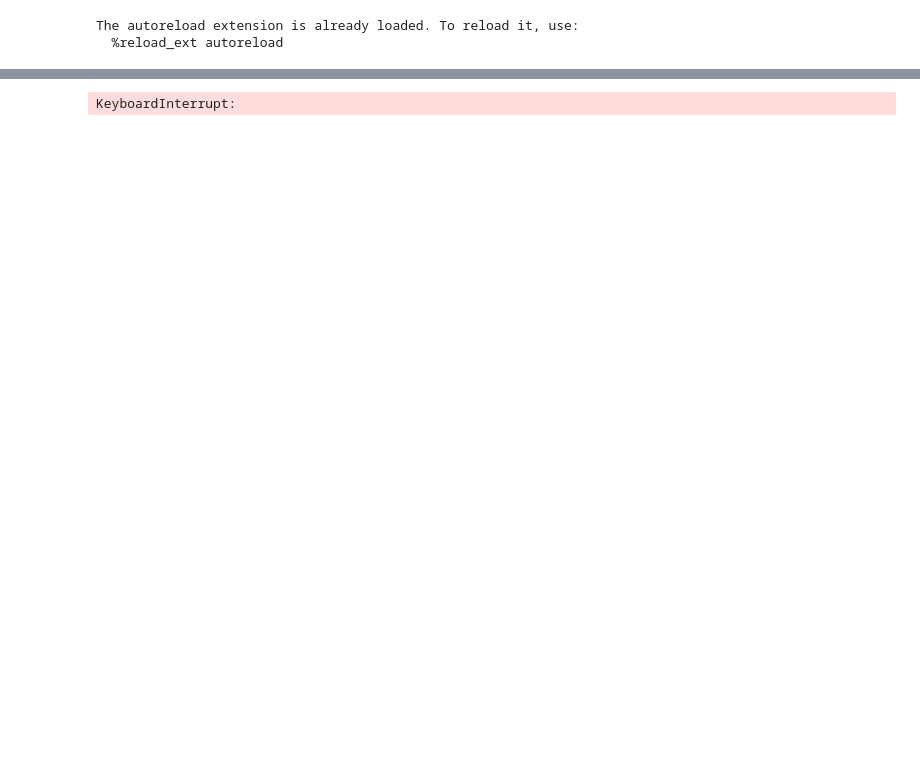
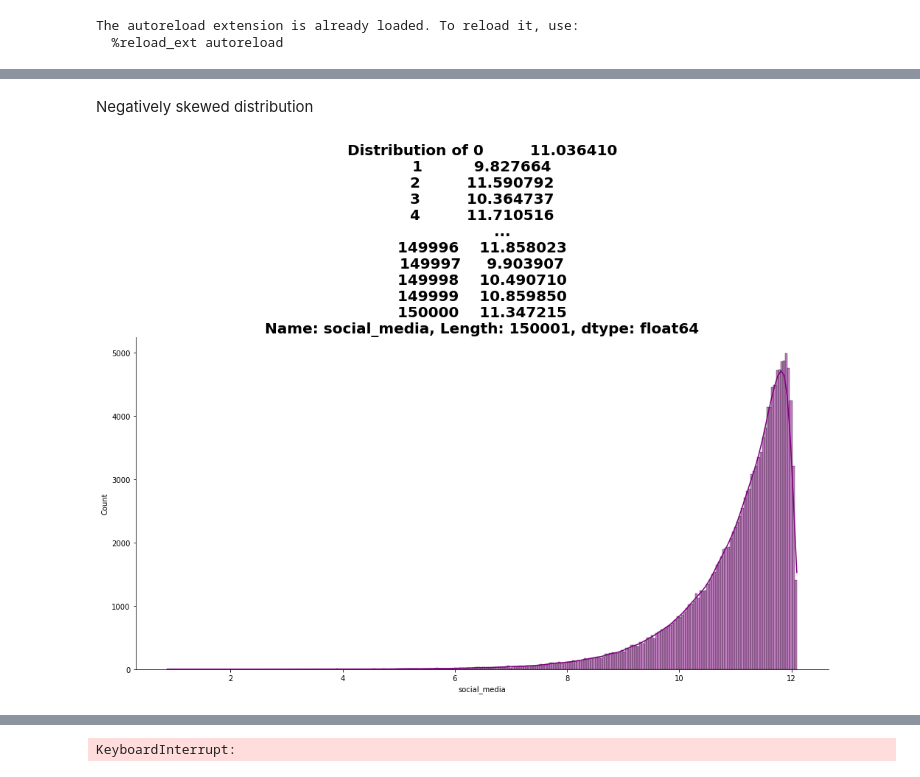
Before and after one commit to jedisam/Telecom-Data-Analysis, a Jupyter notebook: notebooks/userOverview.ipynb, the cells around one changed output, grey strips where cells are left out. Saved outputs shown, nothing was run; the diff lists cells and outputs as text; code cells hidden in the pictures; blank space fills up the shorter version.

```diff
--- a/notebooks/userOverview.ipynb
+++ b/notebooks/userOverview.ipynb
@@ -552,0 +762,7 @@ The autoreload extension is already loaded. To reload it, use:
+# %% [markdown]
+Negatively skewed distribution
+# %%
+# Graphical Univariate analysis for Socail Media
+pl.plot_hist(df, df['social_media'], 'purple')
+# %% [output]
+[figure, added]
```
Also changed, not shown: parts of 68 cells of this notebook, 2 other files.
